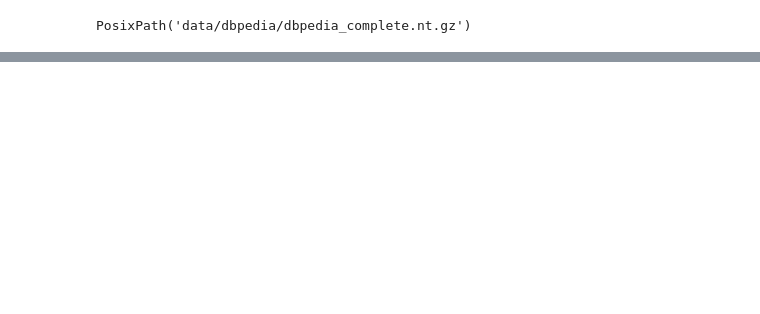
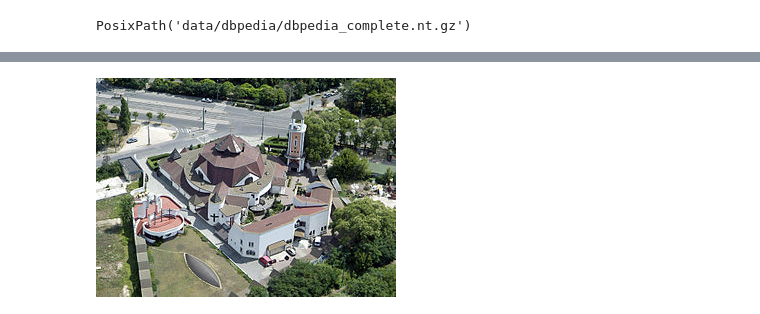
Before and after one commit to Dakantz/Dense-KG-Vector-DB, a Jupyter notebook: benchmarks/encode_dbpedia.ipynb, the cells around one changed output, grey strips where cells are left out. Drawn from its saved outputs; the diff is of its cells as text; code cells hidden in the pictures; blank space fills up the shorter version.

```diff
--- a/benchmarks/encode_dbpedia.ipynb
+++ b/benchmarks/encode_dbpedia.ipynb
@@ -64,0 +187,24 @@ Notes:
+# %%
+# filter out images that are in 'en' AND are in the dbpedia dataset
+def is_en(wit_feature: dict) -> bool:
+    lang_list = wit_feature["language"] if isinstance(wit_feature["language"], list) else wit_feature["language"].tolist()
+    return "en" in lang_list
+
+
+def en_data(wit_feature: dict) -> dict:
+    if is_en(wit_feature):
+        # convert the ndarray to a list
+        langs= wit_feature["language"] if isinstance(wit_feature["language"], list) else wit_feature["language"].tolist()
+        en_idx = langs.index("en")
+        return {
+            k: v[en_idx]
+            for k, v in wit_feature.items()
+            if len(v) > en_idx
+        }
+    return None
+
+
+
+df = df[df["wit_features"].apply(is_en)]
+df["en_wit_features"] = df["wit_features"].apply(en_data)
+df.head()
@@ -64,0 +311,3 @@ Notes:
+# %%
+batch_df= df.loc[urls_in_dbpedia_batch["id"]]
+batch_df.apply(lambda row: urls_in_dbpedia_batch[urls_in_dbpedia_batch["id"] == row.name]["s"].tolist(), axis=1)
@@ -64,0 +332,4 @@ Notes:
+# %%
+# find the corresponding subjects in dbpedia for the first 16 rows of the dataframe
+batch_df["dbpedia_subjects"] = batch_df.apply(lambda row: urls_in_dbpedia_batch[urls_in_dbpedia_batch["id"] == row.name]["s"].tolist(), axis=1)
+batch_df
@@ -65 +354,9 @@ Notes:
+# %%
+from PIL import Image
+from io import BytesIO
+batch_df["image_pil"]= batch_df.apply(lambda row: Image.open(BytesIO(row["image"]["bytes"])), axis=1)
+# %%
+batch_df.iloc[-1]["image_pil"]
+# %% [output]
+[figure, added]
 # %%
```
Also changed, not shown: parts of 18 cells of this notebook, 3 other files.
